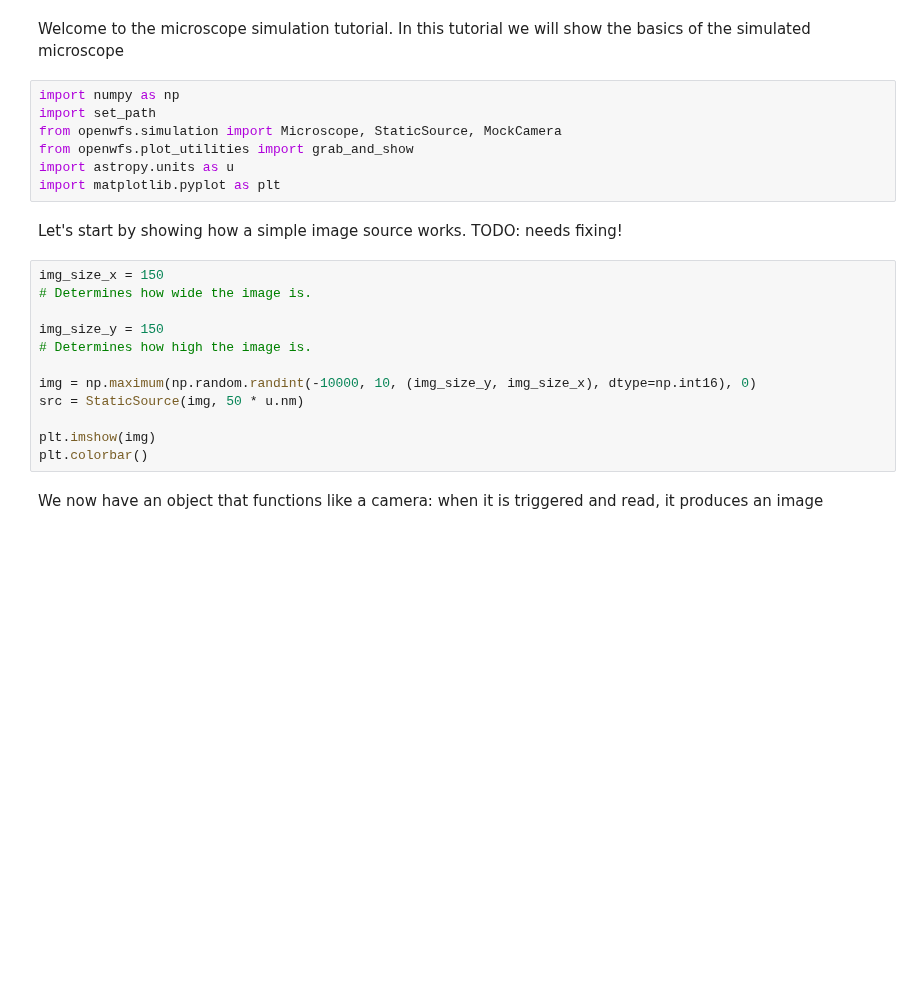
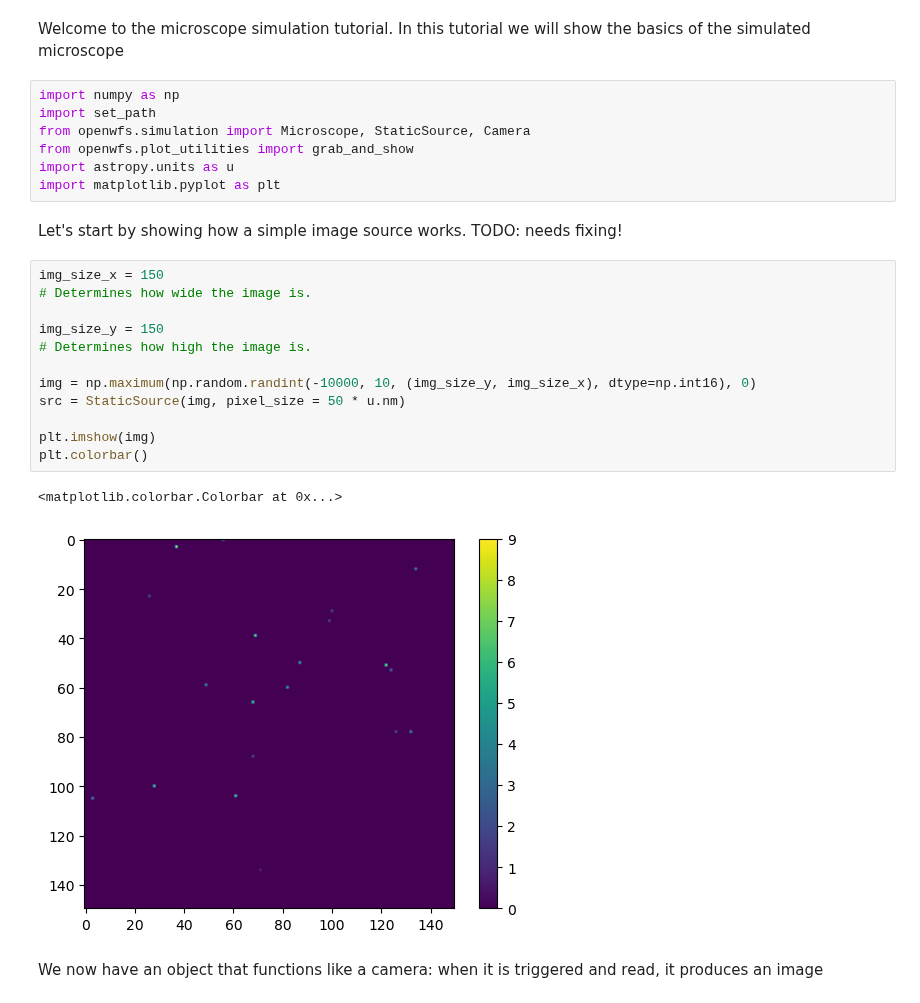
Before and after one commit to IvoVellekoop/openwfs, a Jupyter notebook: examples/simulated_microscope.ipynb, the cells around one changed output. Drawn from its saved outputs; the diff is of its cells as text; blank space fills up the shorter version.

```diff
--- a/examples/simulated_microscope.ipynb
+++ b/examples/simulated_microscope.ipynb
@@ -5,7 +5,7 @@ Welcome to the microscope simulation tutorial. In this tutorial we will show the
 # %%
 import numpy as np
 import set_path
-from openwfs.simulation import Microscope, StaticSource, MockCamera
+from openwfs.simulation import Microscope, StaticSource, Camera
 from openwfs.plot_utilities import grab_and_show
 import astropy.units as u
 import matplotlib.pyplot as plt
@@ -14,15 +14,18 @@ Let's start by showing how a simple image source works. TODO: needs fixing!
 # %%
 img_size_x = 150
 # Determines how wide the image is.
 
 img_size_y = 150
 # Determines how high the image is.
 
 img = np.maximum(np.random.randint(-10000, 10, (img_size_y, img_size_x), dtype=np.int16), 0)
-src = StaticSource(img, 50 * u.nm)
+src = StaticSource(img, pixel_size = 50 * u.nm)
 
 plt.imshow(img)
 plt.colorbar()
+# %% [output]
+<matplotlib.colorbar.Colorbar at 0x...>
+[figure, added]
 # %% [markdown]
 We now have an object that functions like a camera: when it is triggered and read, it produces an image
 # %% [markdown]
```
Also changed, not shown: parts of 5 cells of this notebook.
